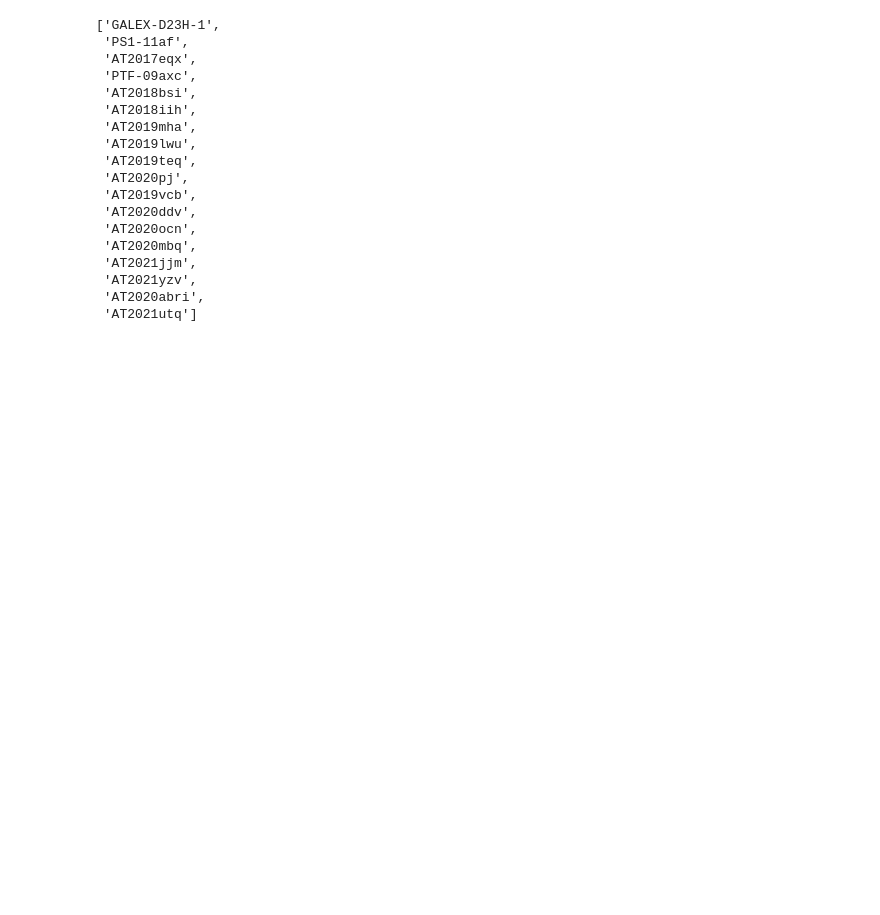
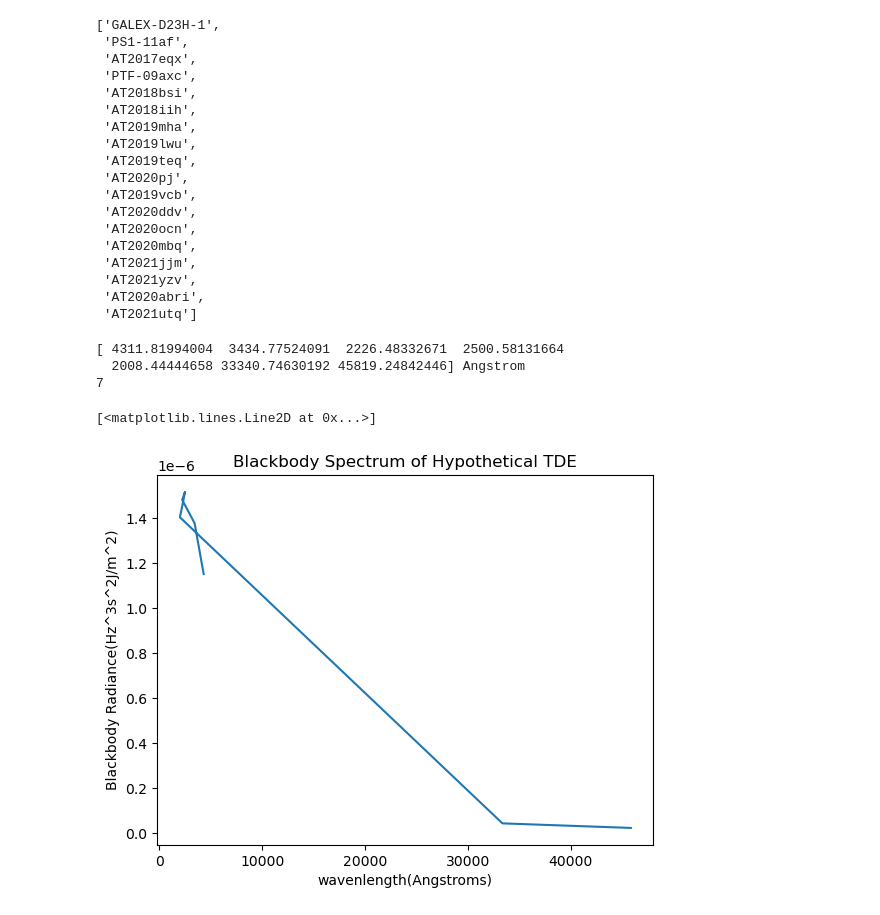
Before and after one commit to Seti-Norris/SASP-TDE, a Jupyter notebook: BB_TDE.ipynb, the cells around one changed output. Drawn from its saved outputs; the diff is of its cells as text; code cells hidden in the pictures; blank space fills up the shorter version.

Commit message:
Began the curve fitting for the SEDs.

```diff
--- a/BB_TDE.ipynb
+++ b/BB_TDE.ipynb
@@ -30,14 +30,14 @@ BB_flux(2*10**4*u.Kelvin,10**44*(u.erg/u.s),((10000*u.angstrom).to(u.Hz, equival
 $3.7722919 \times 10^{-7} \; \mathrm{\frac{Hz^{3}\,s^{3}\,J}{m^{2}}}$
 # %%
 wave_list = np.arange(500,10500,100)*u.angstrom
-def BB_TDE(temp,luminosity, filter_wavelength):
+def BB_TDE(filter_wavelength,temp):
     """
     function takes temperature,luminosity, and an array of each filter frequency and returns the absolute blackbody flux for each wavelength
     """
     abs_BB_flux = []
-    for x in range(len(wave_list)):
-        abs_BB_flux.append((2*h*(((filter_wavelength[x]).to(u.Hz, equivalencies = u.spectral()))**3)/c**2)*((2.718281828459045**((h*((filter_wavelength[x]).to(u.Hz, equivalencies = u.spectral()))/(k_B*temp)))-1)**(-1)))
-    newlist = [abs_BB_flux[i].to_value() for i in range(len(wave_list))]
+    for x in range(len(filter_wavelength)):
+        abs_BB_flux.append((2*h*((filter_wavelength[x].to(u.Hz, equivalencies = u.spectral()))**3)/c**2)*((2.718281828459045**((h*((filter_wavelength[x]).to(u.Hz, equivalencies = u.spectral()))/(k_B*temp)))-1)**(-1)))
+    newlist = [abs_BB_flux[i].to_value() for i in range(len(filter_wavelength))]
     BB_spec = plt.plot(filter_wavelength,newlist)
     #plt.yscale('log')
     plt.ylabel('Blackbody Radiance(Hz^3s^2J/m^2)')
@@ -165,3 +183,62 @@ no_plateau['Name']
  'AT2021yzv',
  'AT2020abri',
  'AT2021utq']
+# %%
+from scipy.optimize import curve_fit
+def SED10_ydata(tde_name):
+    with open("/Users/snorris/manyTDE/data/sources/{}.json".format(tde_name)) as f:
+        tde_data = json.load(f)
+    Aflux = []
+    abs_flux_bin = []
+    abs_flux_mean = []
+    abs_flux_mean_erg_list = []
+    tde_lc = tde_data['lightcurve']
+    tde_df = pd.DataFrame(tde_lc['data'], columns=tde_lc['header'])
+    i_peak = np.where((np.abs(tde_df['mjd']-tde_data['peak_mjd']))<=10)
+    lc_filters = tde_data['lightcurve']['filters']
+    distance = (sol*tde_data.get('z'))/Ho
+    distance_pc = distance.to(u.pc)
+    distance_mod = (5*np.log10(distance_pc/(10*u.pc)))
+    wave_list = (np.array(tde_data['lightcurve']['frequency_Hz']) * u.Hz).to(u.angstrom, equivalencies=u.spectral())[0:len(lc_filters)]
+    wave_dict = dict(zip(lc_filters, (np.array(tde_data['lightcurve']['frequency_Hz']) * u.Hz).to(u.angstrom, equivalencies=u.spectral())))
+    flux_filter = tde_df['flux_Jy']
+    flux_filter = np.array(flux_filter, dtype=float)*u.Jy
+    mag_filter = flux_filter.to(u.ABmag)
+    absMag_filter = mag_filter.value - distance_mod
+    absMag_filter = absMag_filter.to_value()
+    Aflux = (10**((absMag_filter-8.9)/(-2.5)))
+    for element in lc_filters:
+        i_filter = np.where(tde_df['filter']==element)
+        Aflux_filter = np.nanmean(Aflux[i_filter])
+        abs_flux_mean_erg = (Aflux_filter*.00003)/(wave_dict[element])**2
+        abs_flux_mean_erg_list.append(abs_flux_mean_erg.to_value())
+    abs_flux_mean_erg_list = np.array(abs_flux_mean_erg_list)
+    return(abs_flux_mean_erg_list)
+def SED10_wave(tde_name):
+    with open("/Users/snorris/manyTDE/data/sources/{}.json".format(tde_name)) as f:
+        tde_data = json.load(f)
+    Aflux = []
+    abs_flux_bin = []
+    abs_flux_mean = []
+    abs_flux_mean_erg = []
+    tde_lc = tde_data['lightcurve']
+    tde_df = pd.DataFrame(tde_lc['data'], columns=tde_lc['header'])
+    i_peak = np.where((np.abs(tde_df['mjd']-tde_data['peak_mjd']))<=10)
+    lc_filters = tde_data['lightcurve']['filters']
+    distance = (sol*tde_data.get('z'))/Ho
+    distance_pc = distance.to(u.pc)
+    distance_mod = (5*np.log10(distance_pc/(10*u.pc)))
+    wave_list0 = (np.array(tde_data['lightcurve']['frequency_Hz']) * u.Hz).to(u.angstrom, equivalencies=u.spectral())[0:len(lc_filters)]
+    wave_dict = dict(zip(lc_filters, (np.array(tde_data['lightcurve']['frequency_Hz']) * u.Hz).to(u.angstrom, equivalencies=u.spectral())))
+    return(wave_list0)
+print((SED10_wave('ASASSN-14li')))
+print(len(SED10_ydata('ASASSN-14li')))
+# %% [output]
+[ 4311.81994004  3434.77524091  2226.48332671  2500.58131664
+  2008.44444658 33340.74630192 45819.24842446] Angstrom
+7
+# %%
+BB_TDE(SED10_wave('ASASSN-14li'),20000*u.K)
+# %% [output]
+[<matplotlib.lines.Line2D at 0x...>]
+[figure, added]
```
Also changed, not shown: parts of 6 cells of this notebook, 2 other files.
